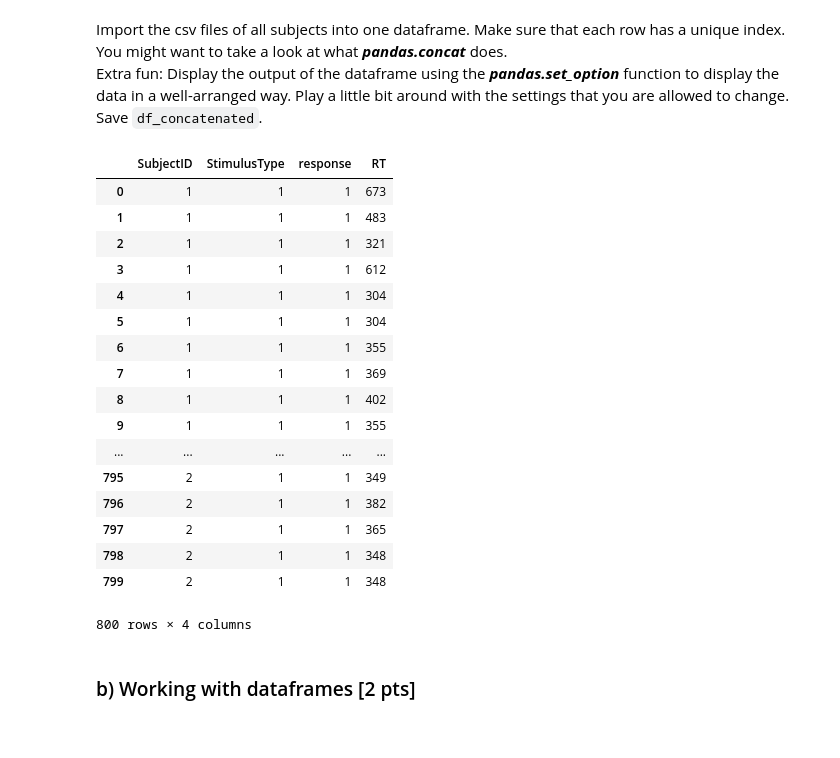
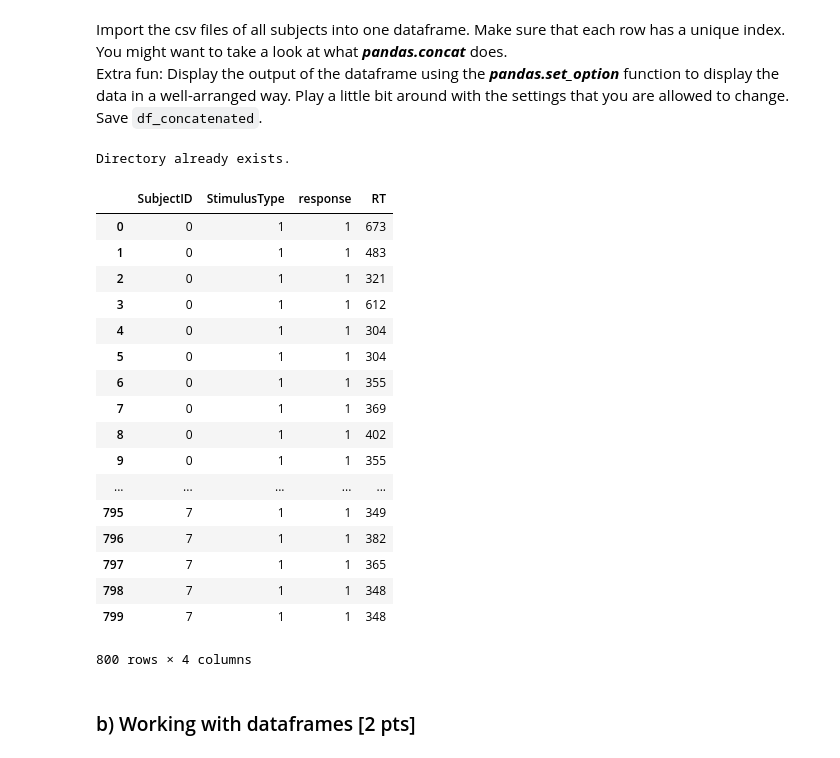
Before and after one commit to NBP-ACC/week-4-acc10, a Jupyter notebook: sheet02.ipynb, the cells around one changed output. Cells and saved outputs as stored; diff of their text form; code cells hidden in the pictures.

```diff
--- a/sheet02.ipynb
+++ b/sheet02.ipynb
@@ -46,46 +46,52 @@
 # %%
 import glob
 import os
 
 PATH = os.getcwd()+ "/Data"
 all_files = glob.glob(os.path.join(PATH, "*.csv"))     # advisable to use os.path.join as this makes concatenation OS independent
 
 # http://www.oipapio.com/question-88634
 df_from_each_file = (pd.read_csv(f) for f in all_files)
 df_concatenated   = pd.concat(df_from_each_file,axis=0, ignore_index=True)
 
 # use pd.set_option here to display in a nice way
 pd.set_option('display.max_rows', 200)
 
 # make all subjectIDs unique for one subject
 for i in range(9):
     a = i*100
     b = a + 99
     df_concatenated.loc[a:b, 'SubjectID'] = i
-return df_concatenated
+
 
 DATAPATH = os.getcwd() + '/Processed/data_concatenated.csv'
+try:
+    os.mkdir(os.getcwd() + '/Processed/')
+except OSError as err:
+    print("Directory already exists.")
+
 df_concatenated.to_csv(DATAPATH,index=False)
 df_concatenated
 # %% [output]
+Directory already exists.
 |  | SubjectID | StimulusType | response | RT |
-| 0 | 1 | 1 | 1 | 673 |
-| 1 | 1 | 1 | 1 | 483 |
-| 2 | 1 | 1 | 1 | 321 |
-| 3 | 1 | 1 | 1 | 612 |
-| 4 | 1 | 1 | 1 | 304 |
-| 5 | 1 | 1 | 1 | 304 |
-| 6 | 1 | 1 | 1 | 355 |
-| 7 | 1 | 1 | 1 | 369 |
-| 8 | 1 | 1 | 1 | 402 |
-| 9 | 1 | 1 | 1 | 355 |
+| 0 | 0 | 1 | 1 | 673 |
+| 1 | 0 | 1 | 1 | 483 |
+| 2 | 0 | 1 | 1 | 321 |
+| 3 | 0 | 1 | 1 | 612 |
+| 4 | 0 | 1 | 1 | 304 |
+| 5 | 0 | 1 | 1 | 304 |
+| 6 | 0 | 1 | 1 | 355 |
+| 7 | 0 | 1 | 1 | 369 |
+| 8 | 0 | 1 | 1 | 402 |
+| 9 | 0 | 1 | 1 | 355 |
 | ... | ... | ... | ... | ... |
-| 795 | 2 | 1 | 1 | 349 |
-| 796 | 2 | 1 | 1 | 382 |
-| 797 | 2 | 1 | 1 | 365 |
-| 798 | 2 | 1 | 1 | 348 |
-| 799 | 2 | 1 | 1 | 348 |
+| 795 | 7 | 1 | 1 | 349 |
+| 796 | 7 | 1 | 1 | 382 |
+| 797 | 7 | 1 | 1 | 365 |
+| 798 | 7 | 1 | 1 | 348 |
+| 799 | 7 | 1 | 1 | 348 |
-800 rows × 4 columns
+800 rows × 4 columns
 # %% [markdown]
 ### b) Working with dataframes [2 pts]
 # %% [markdown]
```
